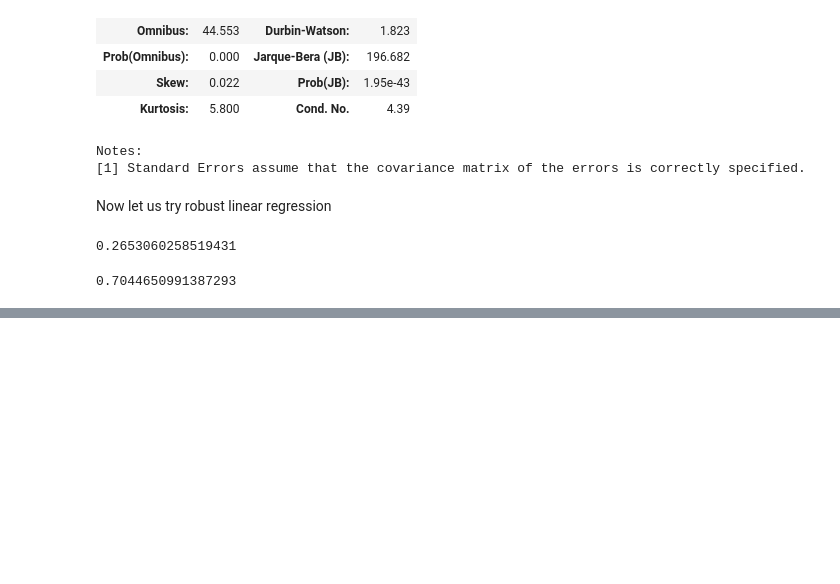
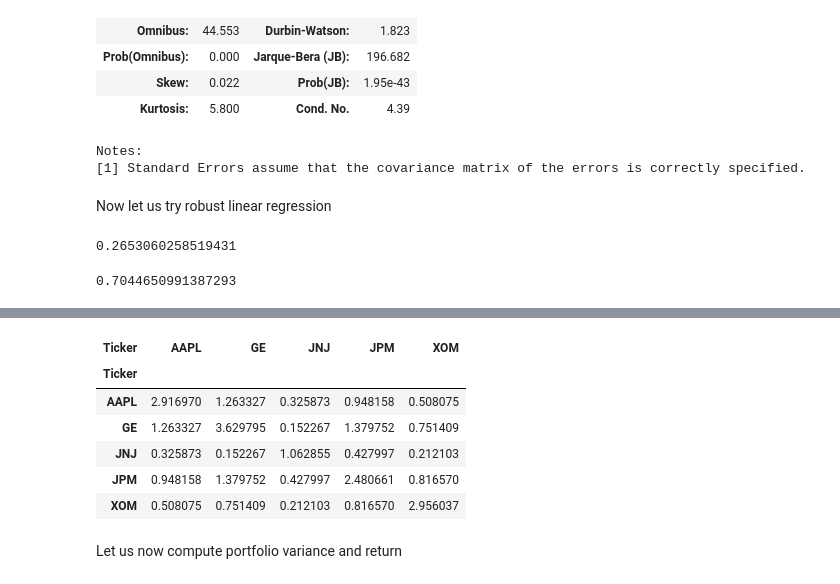
Before and after one commit to 3v-mb/Mini-projects-in-Financial-Engineering, a Jupyter notebook: Factor Modeling.ipynb, the cells around one changed output, grey strips where cells are left out. Saved outputs shown, nothing was run; the diff lists cells and outputs as text; code cells hidden in the pictures; blank space fills up the shorter version.

```diff
--- a/Factor Modeling.ipynb
+++ b/Factor Modeling.ipynb
@@ -396,0 +435,14 @@ If the model instance has been used for another fit with different fit parameter
+# %%
+cov_matrix = portfolio_returns.cov() #variance-covariance matrix
+# %%
+cov_matrix
+# %% [output]
+| Ticker | AAPL | GE | JNJ | JPM | XOM |
+| Ticker |  |  |  |  |  |
+| AAPL | 2.916970 | 1.263327 | 0.325873 | 0.948158 | 0.508075 |
+| GE | 1.263327 | 3.629795 | 0.152267 | 1.379752 | 0.751409 |
+| JNJ | 0.325873 | 0.152267 | 1.062855 | 0.427997 | 0.212103 |
+| JPM | 0.948158 | 1.379752 | 0.427997 | 2.480661 | 0.816570 |
+| XOM | 0.508075 | 0.751409 | 0.212103 | 0.816570 | 2.956037 |
+# %% [markdown]
+Let us now compute portfolio variance and return
```
Also changed, not shown: parts of 19 cells of this notebook.
